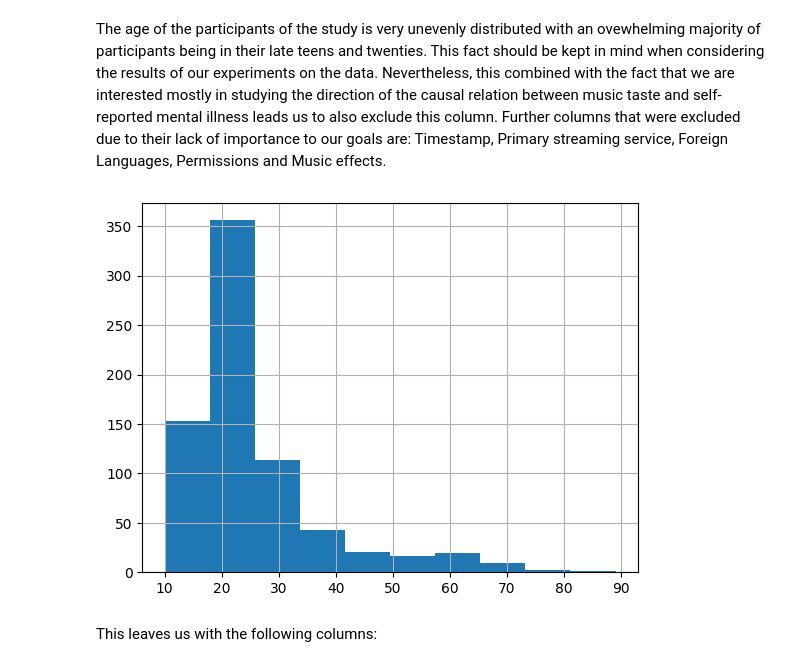
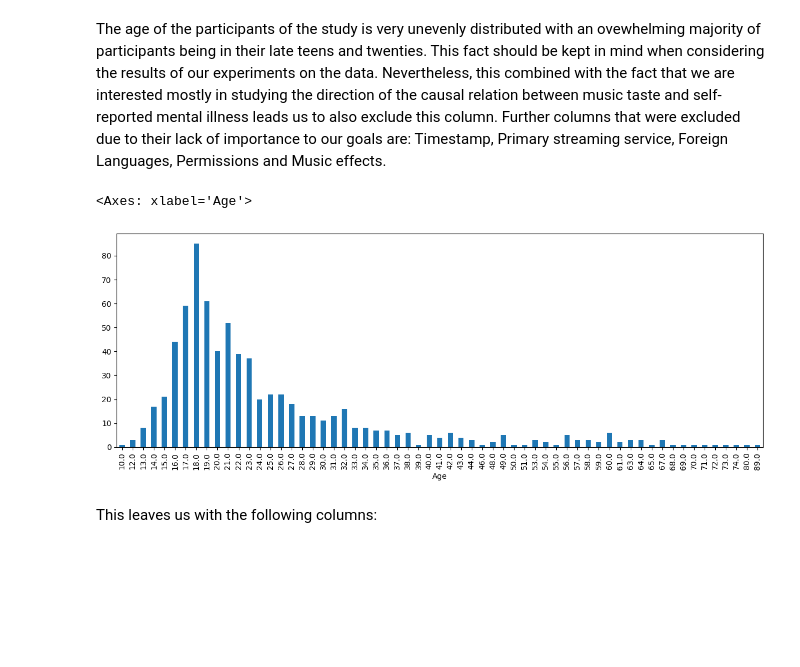
Before and after one commit to KonstantinKanchev/Music-Taste-and-Mental-Health, a Jupyter notebook: preprocess.ipynb, the cells around one changed output. Cells and saved outputs as stored; diff of their text form; code cells hidden in the pictures; blank space fills up the shorter version.

```diff
--- a/preprocess.ipynb
+++ b/preprocess.ipynb
@@ -77,10 +77,13 @@ Frequency [Video game music] sparcity ratio: 32.07%
 # %% [markdown]
 The age of the participants of the study is very unevenly distributed with an ovewhelming majority of participants being in their late teens and twenties. This fact should be kept in mind when considering the results of our experiments on the data. Nevertheless, this combined with the fact that we are interested mostly in studying the direction of the causal relation between music taste and self-reported mental illness leads us to also exclude this column. Further columns that were excluded due to their lack of importance to our goals are: Timestamp, Primary streaming service, Foreign Languages, Permissions and Music effects.
 # %%
-df["Age"].hist()
-df = df.drop(["Age", "Foreign languages", "Permissions", "Music effects", "Timestamp", "Primary streaming service"], axis = 1)
+df["Age"].value_counts().sort_index().plot(
+    kind="bar",
+    figsize=(15, 5)
+)
 # %% [output]
+<Axes: xlabel='Age'>
-[figure, old version]
+[figure, new version]
 # %% [markdown]
 This leaves us with the following columns:
 # %%
```
Also changed, not shown: parts of 7 cells of this notebook, 1 other file.
